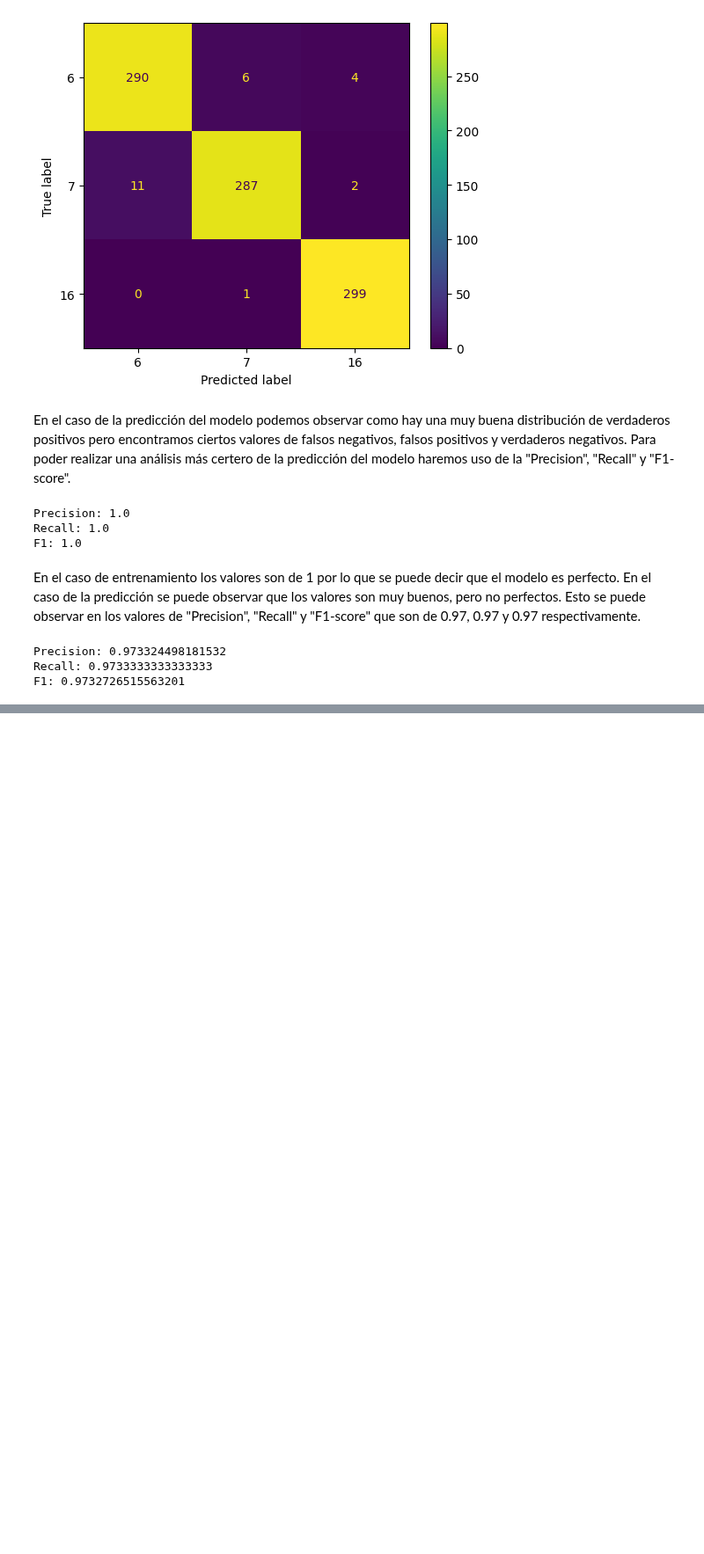
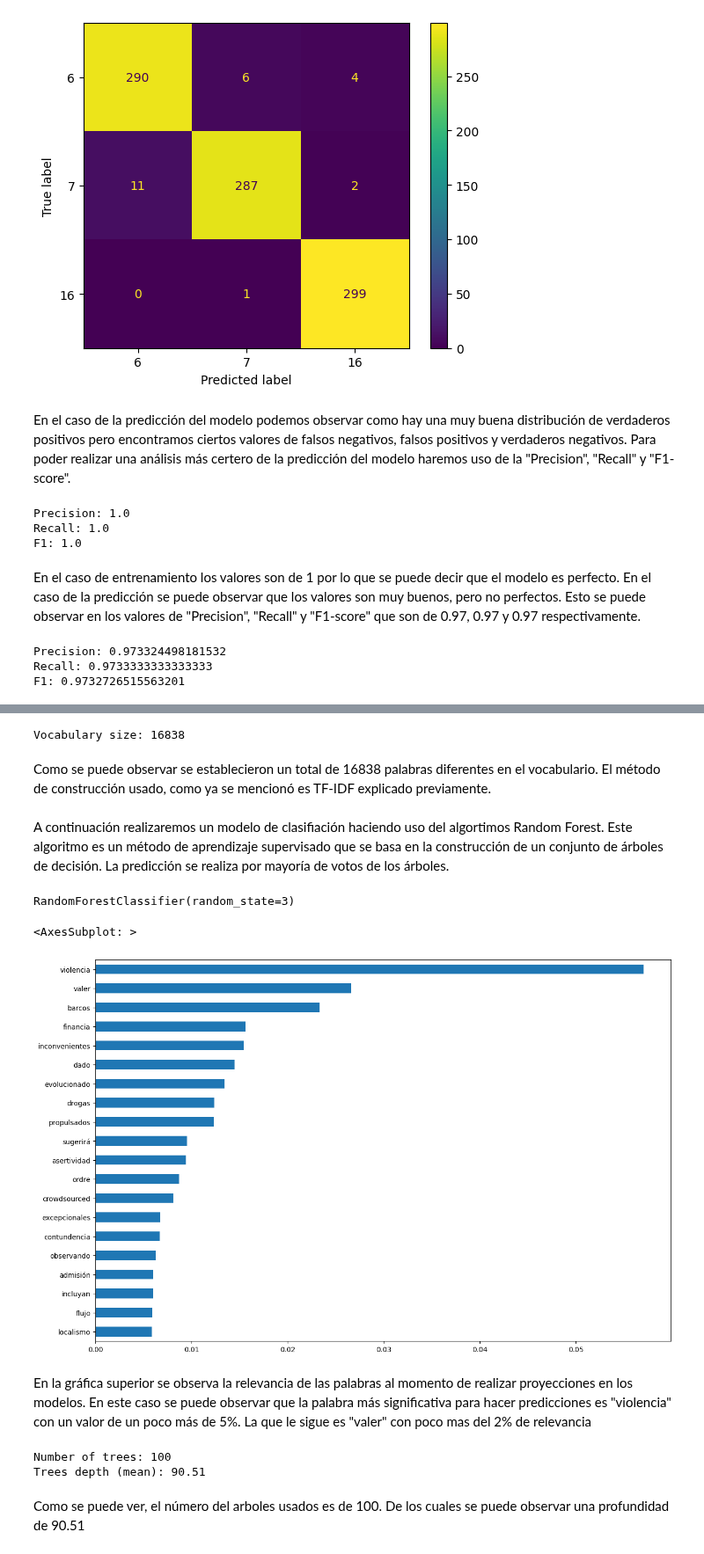
Before and after one commit to Buisness-Inteligence-Para-FashionPlace/Proyecto_1_Grupo16, a Jupyter notebook: proyecto1.ipynb, the cells around one changed output, grey strips where cells are left out. Shown at 88% size. Saved outputs shown, nothing was run; the diff lists cells and outputs as text; code cells hidden in the pictures; blank space fills up the shorter version.

Commit message:
Modelo 2, Random Forest con TF-IDF

```diff
--- a/proyecto1.ipynb
+++ b/proyecto1.ipynb
@@ -314,0 +318,34 @@ F1: 0.9732726515563201
+# %%
+tfidf = TfidfVectorizer(tokenizer=word_tokenize, lowercase=True)
+# %%
+X_tfidf = tfidf.fit_transform(X_train["Textos_espanol"])
+# %%
+print("Vocabulary size:", len(tfidf.vocabulary_))
+# %% [output]
+Vocabulary size: 16838
+# %% [markdown]
+Como se puede observar se establecieron un total de 16838 palabras diferentes en el vocabulario. El método de construcción usado, como ya se mencionó es TF-IDF explicado previamente.
+# %% [markdown]
+A continuación realizaremos un modelo de clasifiación haciendo uso del algortimos Random Forest. Este algoritmo es un método de aprendizaje supervisado que se basa en la construcción de un conjunto de árboles de decisión. La predicción se realiza por mayoría de votos de los árboles.
+# %%
+tfidf_model = RandomForestClassifier(random_state=3)
+# %%
+tfidf_model.fit(X_tfidf, y_train)
+# %% [output]
+RandomForestClassifier(random_state=3)
+# %%
+pd.Series(tfidf_model.feature_importances_, index=tfidf.vocabulary_).sort_values().tail(20).plot.barh(figsize=(15, 10))
+# %% [output]
+<AxesSubplot: >
+[figure, added]
+# %% [markdown]
+En la gráfica superior se observa la relevancia de las palabras al momento de realizar proyecciones en los modelos. En este caso se puede observar que la palabra más significativa para hacer predicciones es "violencia" con un valor de un poco más de 5%. La que le sigue es "valer" con poco mas del 2% de relevancia
+# %%
+tfidf_estimators = tfidf_model.estimators_
+print("Number of trees:", len(tfidf_estimators))
+print("Trees depth (mean):", np.mean([tree.get_depth() for tree in tfidf_estimators]))
+# %% [output]
+Number of trees: 100
+Trees depth (mean): 90.51
+# %% [markdown]
+Como se puede ver, el número del arboles usados es de 100. De los cuales se puede observar una profundidad de 90.51
```
Also changed, not shown: parts of 10 cells of this notebook.
